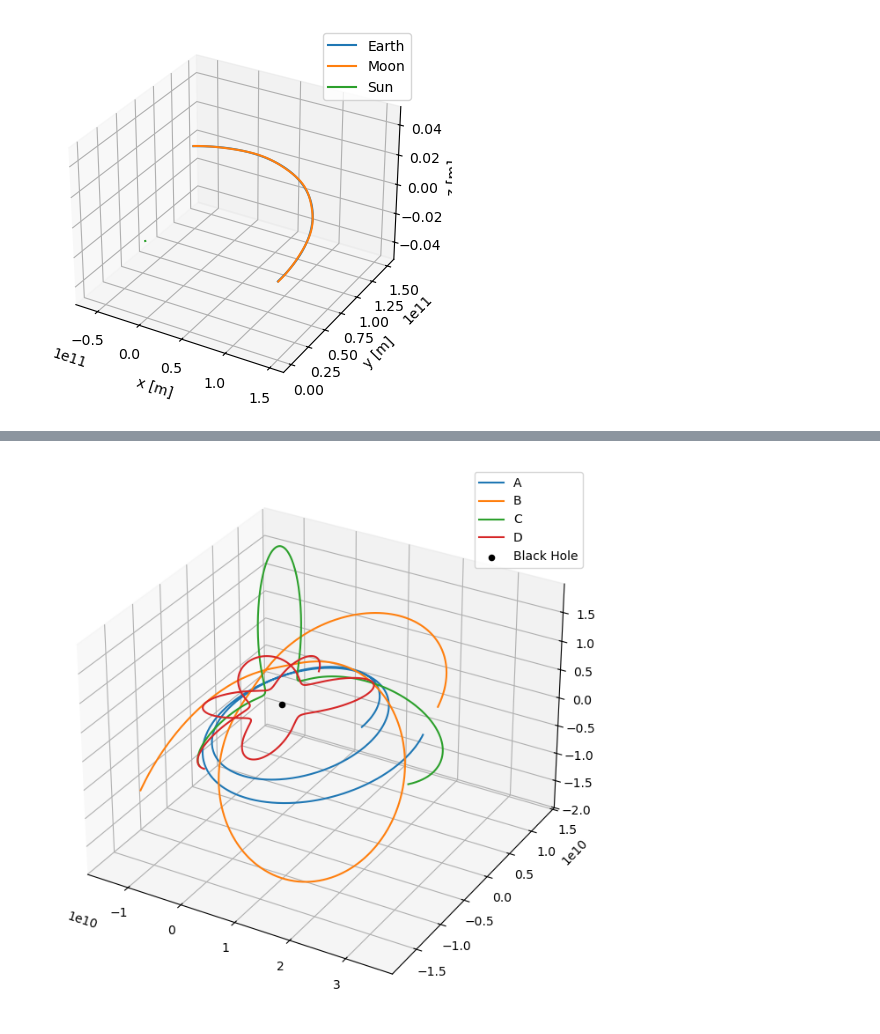
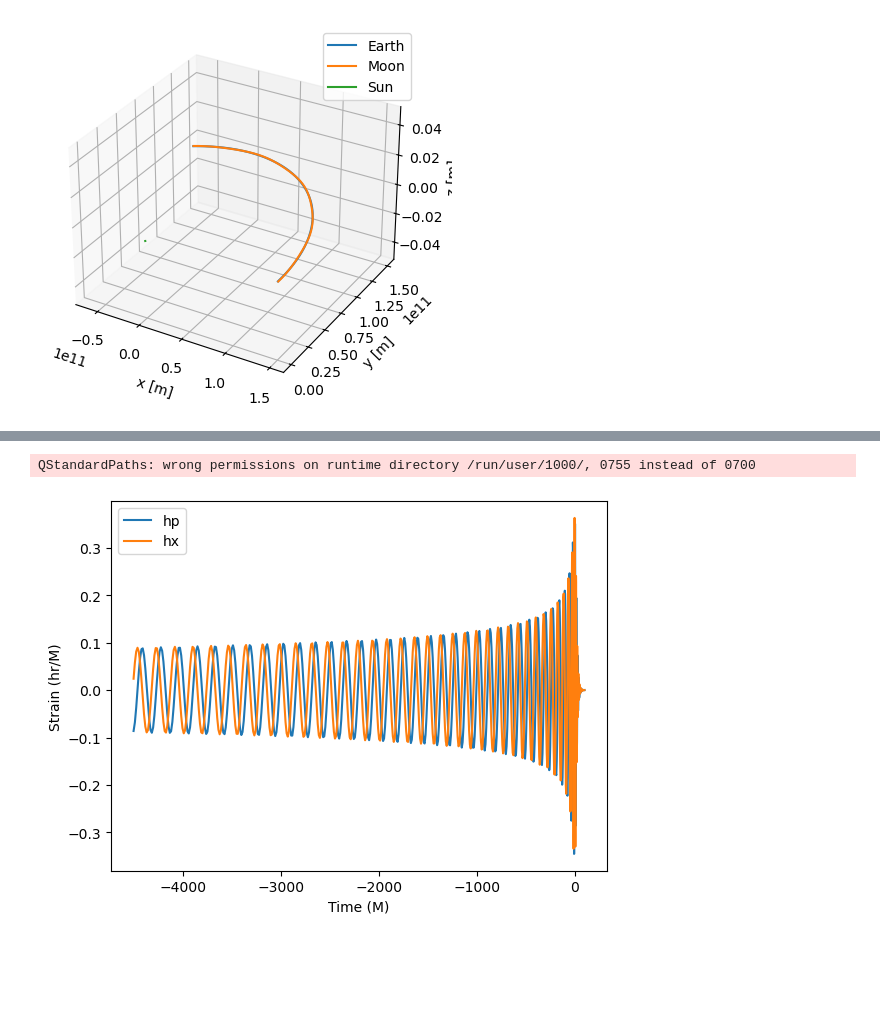
Before and after one commit to Sats2/cosmicBallet, a Jupyter notebook: cosmicBallet/src/three_body_test.ipynb, the cells around one changed output, grey strips where cells are left out. Cells and saved outputs as stored; diff of their text form; code cells hidden in the pictures; blank space fills up the shorter version.

Commit message:
Minor Fix to the animation for BinaryMerger simulations.

```diff
--- a/cosmicBallet/src/three_body_test.ipynb
+++ b/cosmicBallet/src/three_body_test.ipynb
@@ -60,13 +73 @@ sim.visualize(visualization_type="scientific", save_figure=False, figure_name="S
 [figure]
-# %%
-fig = plt.figure(figsize=(10,8))
-ax = fig.add_subplot(111, projection="3d")
-
-for star in sim.stars:
-    pos = np.array(star.trajectory)
-    ax.plot(pos[:,1], pos[:,2], pos[:,3], label=star.name)
-ax.scatter(0,0,0, color="black", label="Black Hole")
-plt.legend()
-plt.show()
-# %% [output]
-[figure, removed]
@@ -76,0 +74,15 @@ for star in stars:
+# %%
+from CelestialObjects import BlackHole
+from MassiveObjectSimulator import BinaryMerger
+
+mass = 1.989e30
+bh1 = BlackHole(name="BH1", mass=1.7*mass*1e6, init_position=[0,0,0], init_velocity=[0,0,0])
+bh2 = BlackHole(name="BH2", mass=mass*1e6, init_position=[1e10,0,0], init_velocity=[0,0,0])
+bsim = BinaryMerger([bh1,bh2])
+bsim.simulate()
+# %% [output]
+QStandardPaths: wrong permissions on runtime directory /run/user/1000/, 0755 instead of 0700
+# %%
+bsim.gw_plot((2,2))
+# %% [output]
+[figure, added]
```
Also changed, not shown: parts of 5 cells of this notebook, 1 other file.
